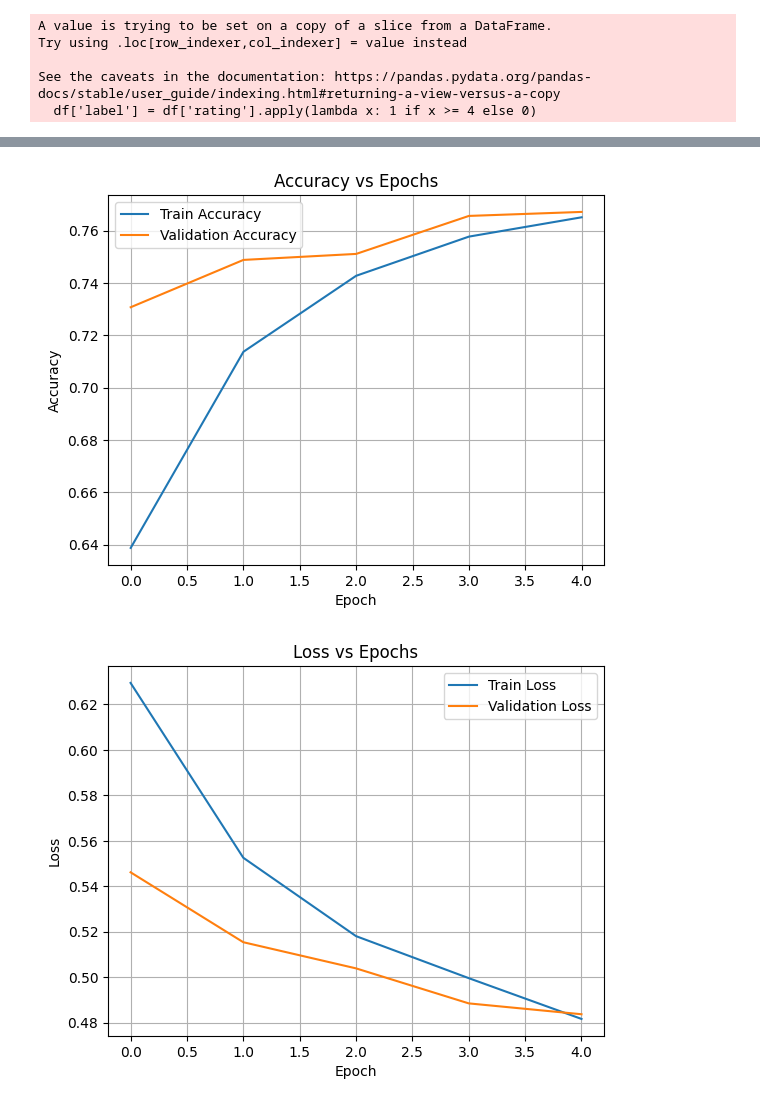
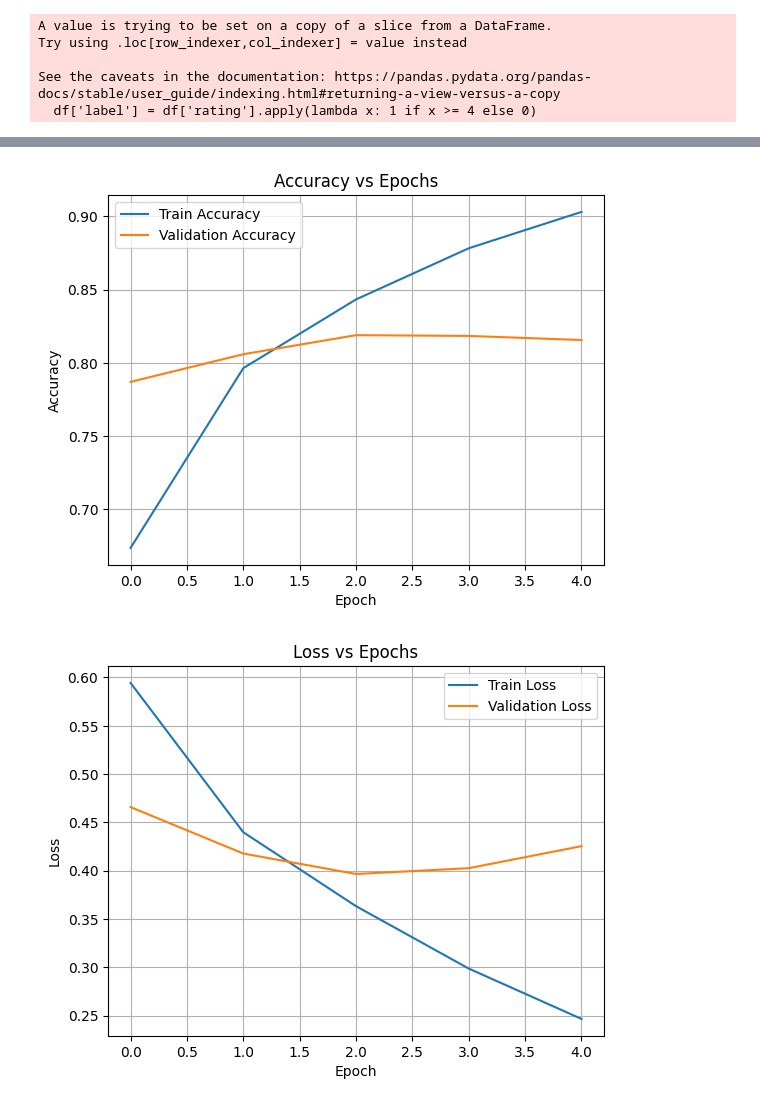
Before and after one commit to keerthanab2201/Sentiment-Analysis-using-Deep-Learning, a Jupyter notebook: sentiment_analysis.ipynb, the cells around one changed output, grey strips where cells are left out. Drawn from its saved outputs; the diff is of its cells as text; code cells hidden in the pictures.

Commit message:
All 3 models created

```diff
--- a/sentiment_analysis.ipynb
+++ b/sentiment_analysis.ipynb
@@ -249,7 +249,7 @@ cnn_model.add(Embedding(input_dim=len(word_index)+1,
                         output_dim=embedding_dim,
                         weights=[embedding_matrix[:, :embedding_dim]],
                         input_length=input_length,
-                        trainable=False))
+                        trainable=True))
 cnn_model.add(Conv1D(filters=64, kernel_size=3, strides=5, activation='relu'))
 cnn_model.add(MaxPooling1D(pool_size=5))
 cnn_model.add(GlobalMaxPooling1D())
@@ -263,12 +263,23 @@ import numpy as np
 
 y_train = np.array(y_train)
 y_test = np.array(y_test)
+# %%
+from keras.callbacks import EarlyStopping
+
+# Define early stopping
+early_stop_cnn = EarlyStopping(
+    monitor='val_loss',
+    patience=2,
+    restore_best_weights=True
+)
 # %%
-# Step 6: Train the Model
-history = cnn_model.fit(
+# Train CNN model with early stopping
+history_cnn = cnn_model.fit(
     X_train, y_train,
     batch_size=32,
-    epochs=5,
-    validation_data=(X_test, y_test)
+    epochs=15,
+    validation_data=(X_test, y_test),
+    callbacks=[early_stop_cnn],
+    verbose=1
 )
 # %% [output]
@@ -285,29 +296,29 @@ Epoch 5/5
 # %%
 # plot accuracy and loss vs epoch
 import matplotlib.pyplot as plt
 
 # Plot Accuracy
-plt.plot(history.history['accuracy'], label='Train Accuracy')
-plt.plot(history.history['val_accuracy'], label='Validation Accuracy')
+plt.plot(history_cnn.history['accuracy'], label='Train Accuracy')
+plt.plot(history_cnn.history['val_accuracy'], label='Validation Accuracy')
 plt.title('Accuracy vs Epochs')
 plt.xlabel('Epoch')
 plt.ylabel('Accuracy')
 plt.legend()
 plt.grid(True)
 plt.show()
 
 # Plot Loss
-plt.plot(history.history['loss'], label='Train Loss')
-plt.plot(history.history['val_loss'], label='Validation Loss')
+plt.plot(history_cnn.history['loss'], label='Train Loss')
+plt.plot(history_cnn.history['val_loss'], label='Validation Loss')
 plt.title('Loss vs Epochs')
 plt.xlabel('Epoch')
 plt.ylabel('Loss')
 plt.legend()
 plt.grid(True)
 plt.show()
 # %% [output]
-[figure, old version]
+[figure, new version]
-[figure, old version]
+[figure, new version]
 # %%
 from sklearn.model_selection import train_test_split
 
```
Also changed, not shown: parts of 24 cells of this notebook.
